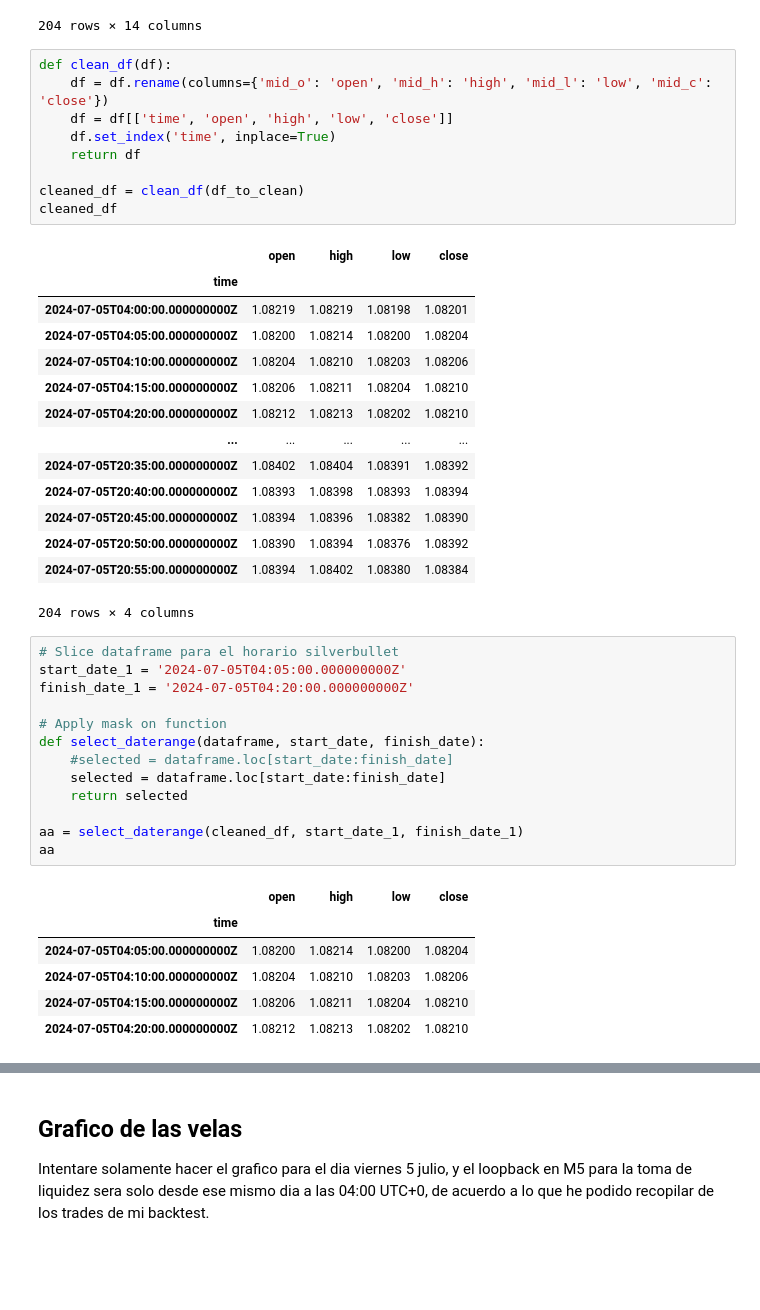
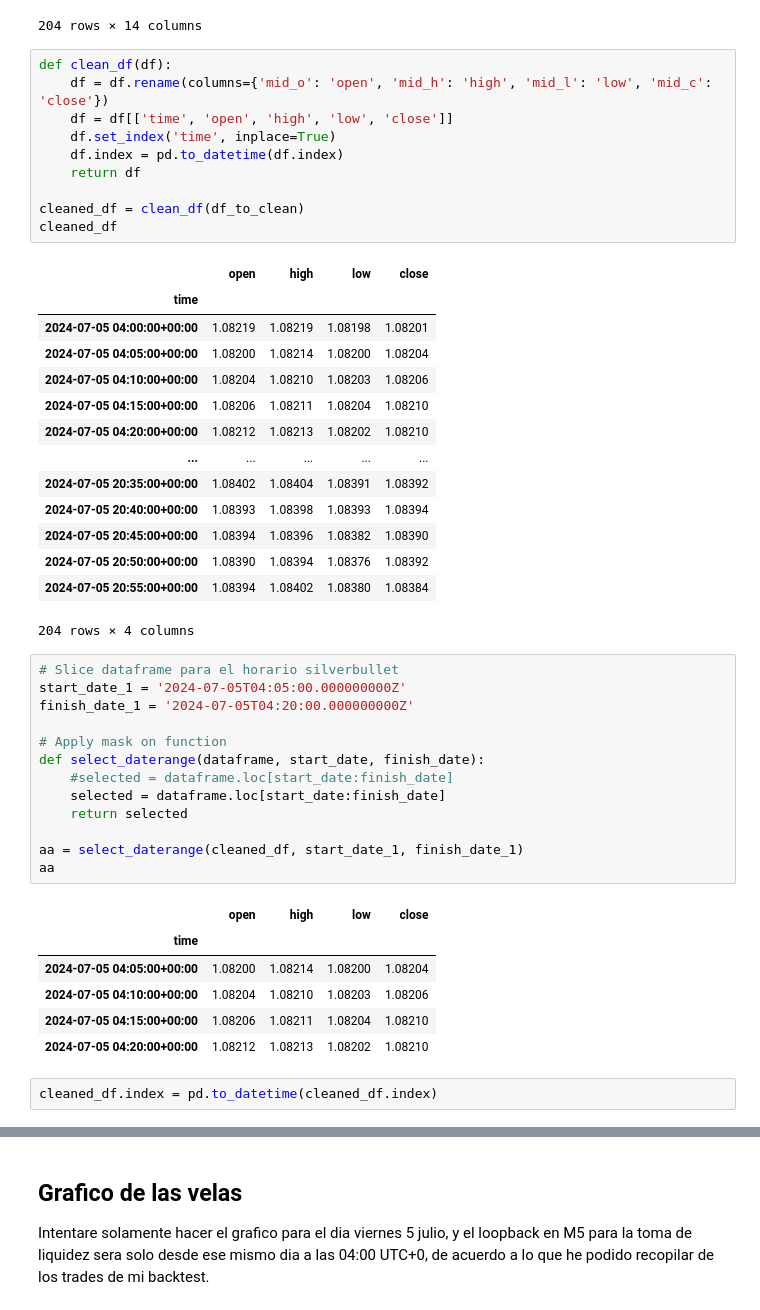
Before and after one commit to eduardogv/silverbullet-oanda, a Jupyter notebook: my-oanda.ipynb, the cells around one changed output, grey strips where cells are left out. Saved outputs shown, nothing was run; the diff lists cells and outputs as text; blank space fills up the shorter version.

```diff
--- a/my-oanda.ipynb
+++ b/my-oanda.ipynb
@@ -203,26 +203,27 @@ se cumplio la condicion de cierre del bucle recursivo
 # %%
 def clean_df(df):
     df = df.rename(columns={'mid_o': 'open', 'mid_h': 'high', 'mid_l': 'low', 'mid_c': 'close'})
     df = df[['time', 'open', 'high', 'low', 'close']]
     df.set_index('time', inplace=True)
+    df.index = pd.to_datetime(df.index)
     return df
 
 cleaned_df = clean_df(df_to_clean)
 cleaned_df
 # %% [output]
 |  | open | high | low | close |
 | time |  |  |  |  |
-| 2024-07-05T04:00:00.000000000Z | 1.08219 | 1.08219 | 1.08198 | 1.08201 |
-| 2024-07-05T04:05:00.000000000Z | 1.08200 | 1.08214 | 1.08200 | 1.08204 |
-| 2024-07-05T04:10:00.000000000Z | 1.08204 | 1.08210 | 1.08203 | 1.08206 |
-| 2024-07-05T04:15:00.000000000Z | 1.08206 | 1.08211 | 1.08204 | 1.08210 |
-| 2024-07-05T04:20:00.000000000Z | 1.08212 | 1.08213 | 1.08202 | 1.08210 |
+| 2024-07-05 04:00:00+00:00 | 1.08219 | 1.08219 | 1.08198 | 1.08201 |
+| 2024-07-05 04:05:00+00:00 | 1.08200 | 1.08214 | 1.08200 | 1.08204 |
+| 2024-07-05 04:10:00+00:00 | 1.08204 | 1.08210 | 1.08203 | 1.08206 |
+| 2024-07-05 04:15:00+00:00 | 1.08206 | 1.08211 | 1.08204 | 1.08210 |
+| 2024-07-05 04:20:00+00:00 | 1.08212 | 1.08213 | 1.08202 | 1.08210 |
 | ... | ... | ... | ... | ... |
-| 2024-07-05T20:35:00.000000000Z | 1.08402 | 1.08404 | 1.08391 | 1.08392 |
-| 2024-07-05T20:40:00.000000000Z | 1.08393 | 1.08398 | 1.08393 | 1.08394 |
-| 2024-07-05T20:45:00.000000000Z | 1.08394 | 1.08396 | 1.08382 | 1.08390 |
-| 2024-07-05T20:50:00.000000000Z | 1.08390 | 1.08394 | 1.08376 | 1.08392 |
-| 2024-07-05T20:55:00.000000000Z | 1.08394 | 1.08402 | 1.08380 | 1.08384 |
+| 2024-07-05 20:35:00+00:00 | 1.08402 | 1.08404 | 1.08391 | 1.08392 |
+| 2024-07-05 20:40:00+00:00 | 1.08393 | 1.08398 | 1.08393 | 1.08394 |
+| 2024-07-05 20:45:00+00:00 | 1.08394 | 1.08396 | 1.08382 | 1.08390 |
+| 2024-07-05 20:50:00+00:00 | 1.08390 | 1.08394 | 1.08376 | 1.08392 |
+| 2024-07-05 20:55:00+00:00 | 1.08394 | 1.08402 | 1.08380 | 1.08384 |
 204 rows × 4 columns
 # %%
 # Slice dataframe para el horario silverbullet
@@ -240,7 +241,9 @@ aa
 # %% [output]
 |  | open | high | low | close |
 | time |  |  |  |  |
-| 2024-07-05T04:05:00.000000000Z | 1.08200 | 1.08214 | 1.08200 | 1.08204 |
-| 2024-07-05T04:10:00.000000000Z | 1.08204 | 1.08210 | 1.08203 | 1.08206 |
-| 2024-07-05T04:15:00.000000000Z | 1.08206 | 1.08211 | 1.08204 | 1.08210 |
-| 2024-07-05T04:20:00.000000000Z | 1.08212 | 1.08213 | 1.08202 | 1.08210 |
+| 2024-07-05 04:05:00+00:00 | 1.08200 | 1.08214 | 1.08200 | 1.08204 |
+| 2024-07-05 04:10:00+00:00 | 1.08204 | 1.08210 | 1.08203 | 1.08206 |
+| 2024-07-05 04:15:00+00:00 | 1.08206 | 1.08211 | 1.08204 | 1.08210 |
+| 2024-07-05 04:20:00+00:00 | 1.08212 | 1.08213 | 1.08202 | 1.08210 |
+# %%
+cleaned_df.index = pd.to_datetime(cleaned_df.index)
```
Also changed, not shown: parts of 16 cells of this notebook, 2 other files.
